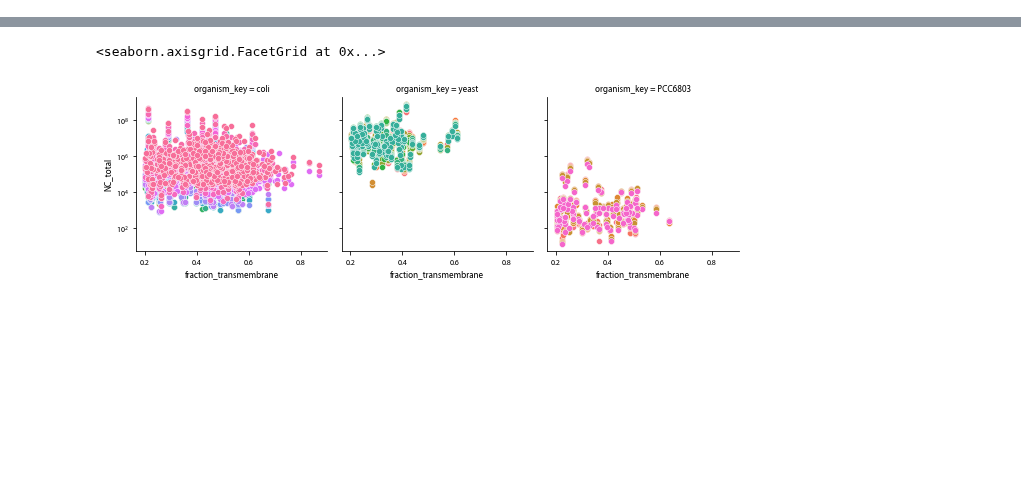
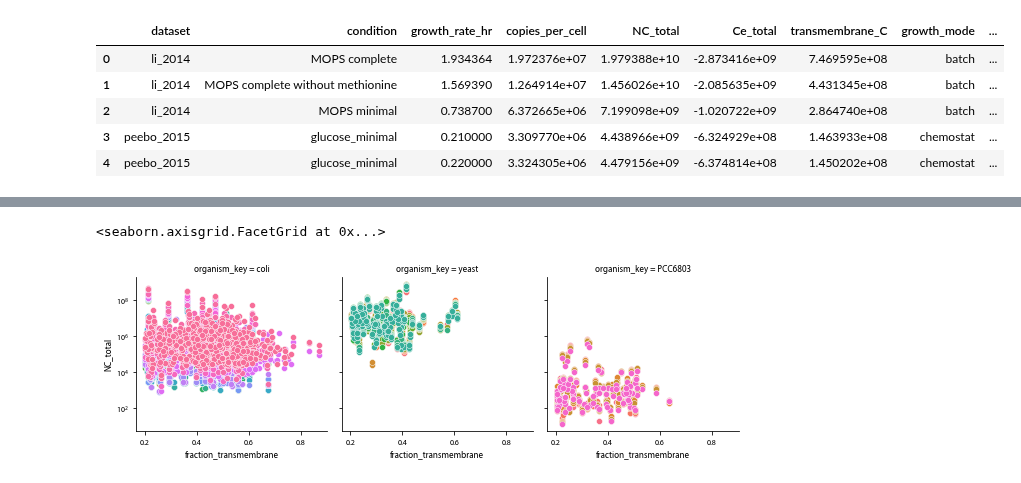
Before and after one commit to flamholz/redox-proteome, a Jupyter notebook: notebooks/AllFigures.ipynb, the cells around one changed output, grey strips where cells are left out. Cells and saved outputs as stored; diff of their text form; code cells hidden in the pictures; blank space fills up the shorter version.

```diff
--- a/notebooks/AllFigures.ipynb
+++ b/notebooks/AllFigures.ipynb
@@ -348,0 +519,37 @@ plt.show()
+# %%
+# Prepare data for membrane protein supplementary figure
+# 1. Calculate the fraction of measured C atoms that are in the membrane
+exp4plotting = all_expression_data.copy()
+exp4plotting['transmembrane_C'] = exp4plotting.NC_total * exp4plotting.fraction_transmembrane_C
+
+cols_agg = dict(copies_per_cell='sum', NC_total='sum', Ce_total='sum', transmembrane_C='sum', growth_mode='first', species='first')
+exp_summed = exp4plotting.groupby('dataset,condition,growth_rate_hr'.split(',')).agg(cols_agg).reset_index()
+# Normalize -- fraction of total protein C annotated to be in the membrane
+exp_summed['tm_C_fraction'] = exp_summed.transmembrane_C / exp_summed.NC_total
+exp_summed['tm_C_pct'] = exp_summed.tm_C_fraction*100
+
+# Annotate each experiment
+split_names = exp_summed.dataset.str.split('_', expand=True)
+labels = split_names[0].str.title() + ' ' + split_names[1] + ' (' + exp_summed.growth_mode + ')'
+exp_summed['label'] = labels
+
+# Nice names for organisms
+pretty_names = {'coli': '$E. coli$',
+                'yeast': '$S. cerevisiae$',
+                'PCC6803': 'Cyanobacteria'
+               }
+
+pal = sns.color_palette()
+org_colors = {'coli': 'w',
+              'yeast': pal[1],
+              'PCC6803': pal[2],
+             }
+
+exp_summed.head()
+# %% [output]
+|  | dataset | condition | growth_rate_hr | copies_per_cell | NC_total | Ce_total | transmembrane_C | growth_mode | ... |
+| 0 | li_2014 | MOPS complete | 1.934364 | 1.972376e+07 | 1.979388e+10 | -2.873416e+09 | 7.469595e+08 | batch | ... |
+| 1 | li_2014 | MOPS complete without methionine | 1.569390 | 1.264914e+07 | 1.456026e+10 | -2.085635e+09 | 4.431345e+08 | batch | ... |
+| 2 | li_2014 | MOPS minimal | 0.738700 | 6.372665e+06 | 7.199098e+09 | -1.020722e+09 | 2.864740e+08 | batch | ... |
+| 3 | peebo_2015 | glucose_minimal | 0.210000 | 3.309770e+06 | 4.438966e+09 | -6.324929e+08 | 1.463933e+08 | chemostat | ... |
+| 4 | peebo_2015 | glucose_minimal | 0.220000 | 3.324305e+06 | 4.479156e+09 | -6.374814e+08 | 1.450202e+08 | chemostat | ... |
```
Also changed, not shown: parts of 16 cells of this notebook, 13 other files.
